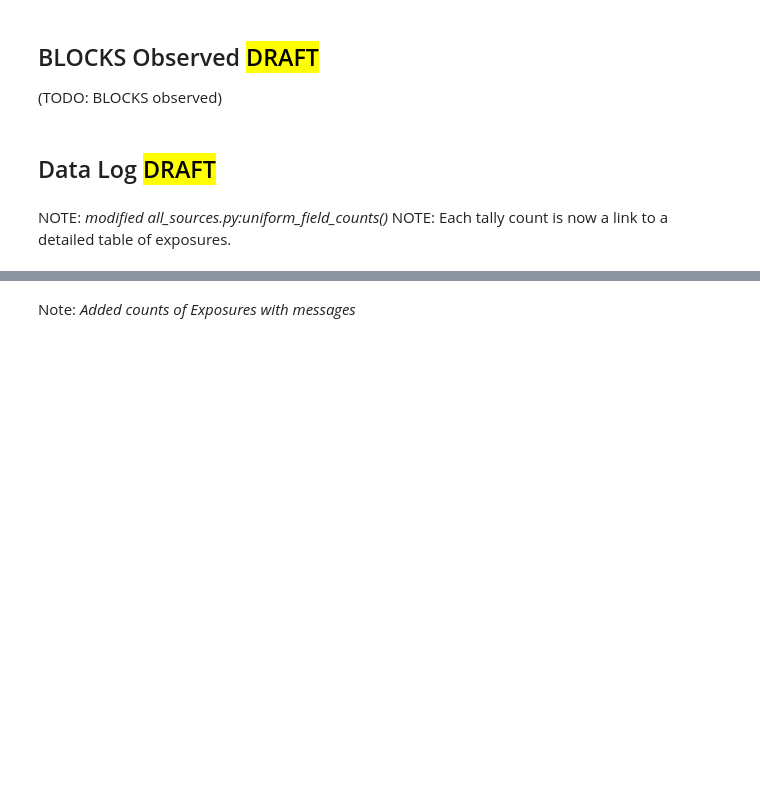
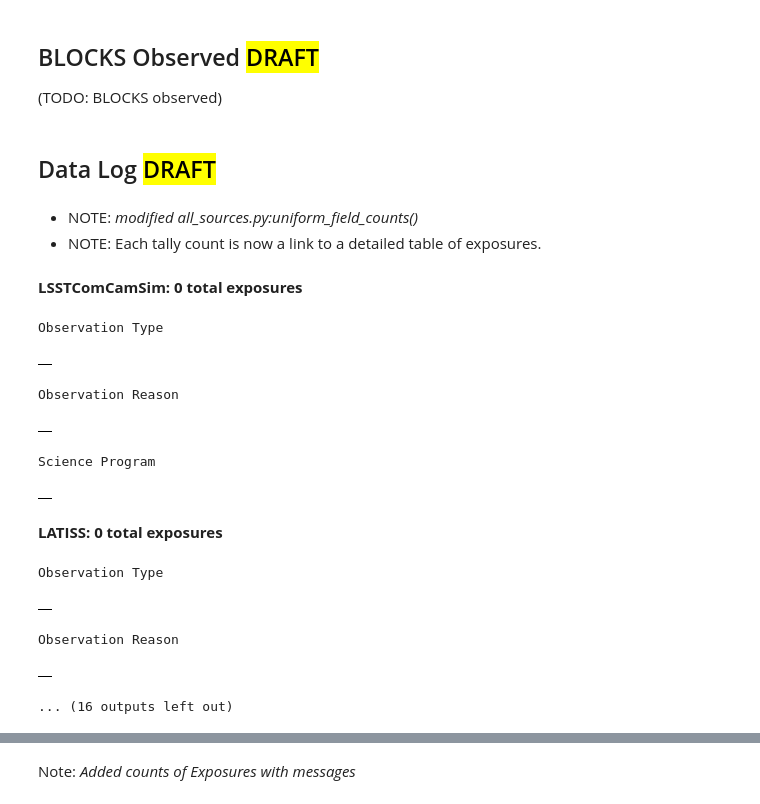
Before and after one commit to lsst-ts/ts_logging_and_reporting, a Jupyter notebook: notebooks_tsqr/NightLog.ipynb, the cells around one changed output, grey strips where cells are left out. Drawn from its saved outputs; the diff is of its cells as text; code cells hidden in the pictures; blank space fills up the shorter version.

```diff
--- a/notebooks_tsqr/NightLog.ipynb
+++ b/notebooks_tsqr/NightLog.ipynb
@@ -253,8 +280,29 @@ No tickets found using: [API Data](https://usdf-rsp-dev.slac.stanford.edu/nightr
 # %% [markdown]
 ## Data Log <font style="background-color:yellow; color:black; font-size:20px">DRAFT</font>
 # %% [markdown]
-NOTE: *modified all_sources.py:uniform_field_counts()*
-NOTE: Each tally count is now a link to a detailed table of exposures.
+- NOTE: *modified all_sources.py:uniform_field_counts()*
+- NOTE: Each tally count is now a link to a detailed table of exposures.
+# %%
+for instrum in allsrc.exp_src.exposures.keys():
+    md(f'**{instrum}: {len(allsrc.exp_src.exposures[instrum])} total exposures**')
+    df_dict = allsrc.fields_count_exposure(instrum)
+    for field_name,df in df_dict.items():
+        print(field_name.title().replace('_',' '))
+        display(df.T)
+# %% [output]
+**LSSTComCamSim: 0 total exposures**
+Observation Type
+|  |
+Observation Reason
+|  |
+Science Program
+|  |
+**LATISS: 0 total exposures**
+Observation Type
+|  |
+Observation Reason
+|  |
+... (16 outputs left out)
 # %%
 # Exposure Report
 if experimental.get("exposure_type_tally"):
```
Also changed, not shown: parts of 18 cells of this notebook, 2 other files.
